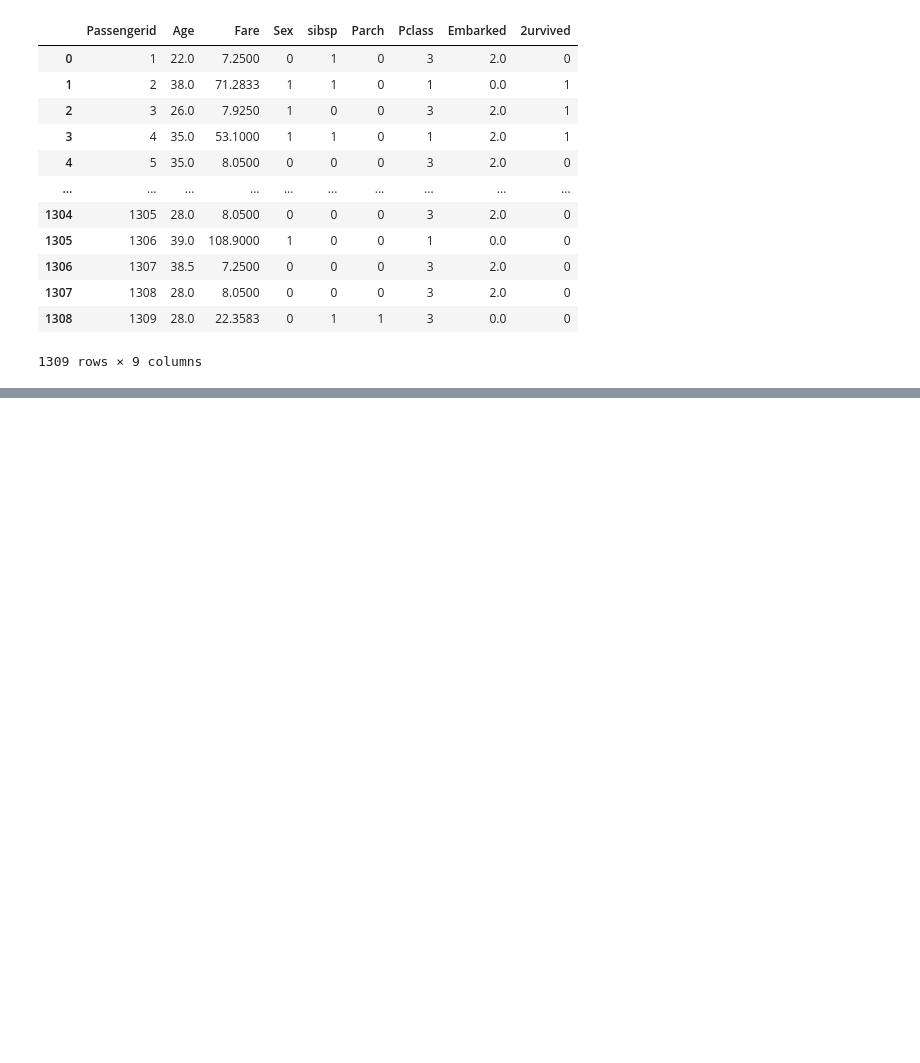
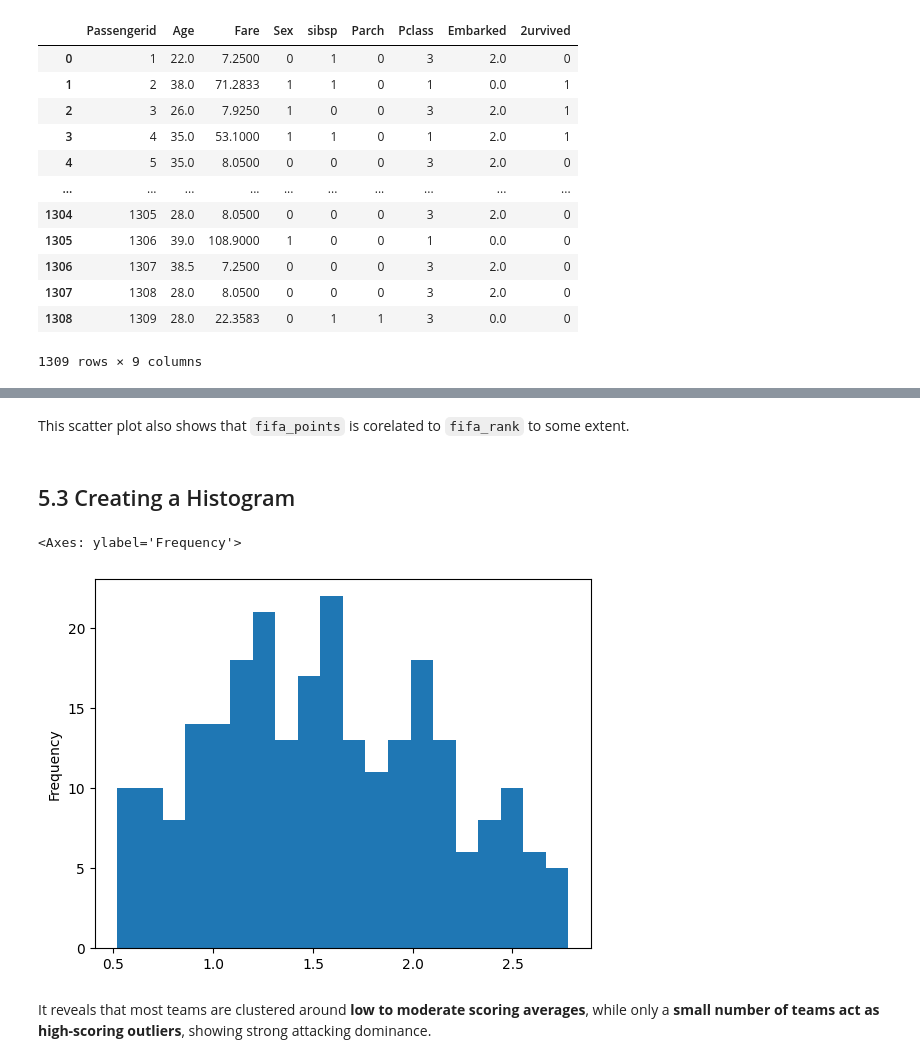
Before and after one commit to ahmedfakhar747/pandas-for-data-science, a Jupyter notebook: Pandas_2_Correlation_Analysis.ipynb, the cells around one changed output, grey strips where cells are left out. Drawn from its saved outputs; the diff is of its cells as text; code cells hidden in the pictures; blank space fills up the shorter version.

```diff
--- a/Pandas_2_Correlation_Analysis.ipynb
+++ b/Pandas_2_Correlation_Analysis.ipynb
@@ -177,0 +310,11 @@ new_data
+# %% [markdown]
+This scatter plot also shows that `fifa_points` is corelated to `fifa_rank` to some extent.
+# %% [markdown]
+## 5.3 Creating a Histogram
+# %%
+fifaData["goals_scored_avg"].plot(kind="hist", bins=20)
+# %% [output]
+<Axes: ylabel='Frequency'>
+[figure, added]
+# %% [markdown]
+It reveals that most teams are clustered around **low to moderate scoring averages**, while only a **small number of teams act as high-scoring outliers**, showing strong attacking dominance.
```
Also changed, not shown: parts of 19 cells of this notebook.
